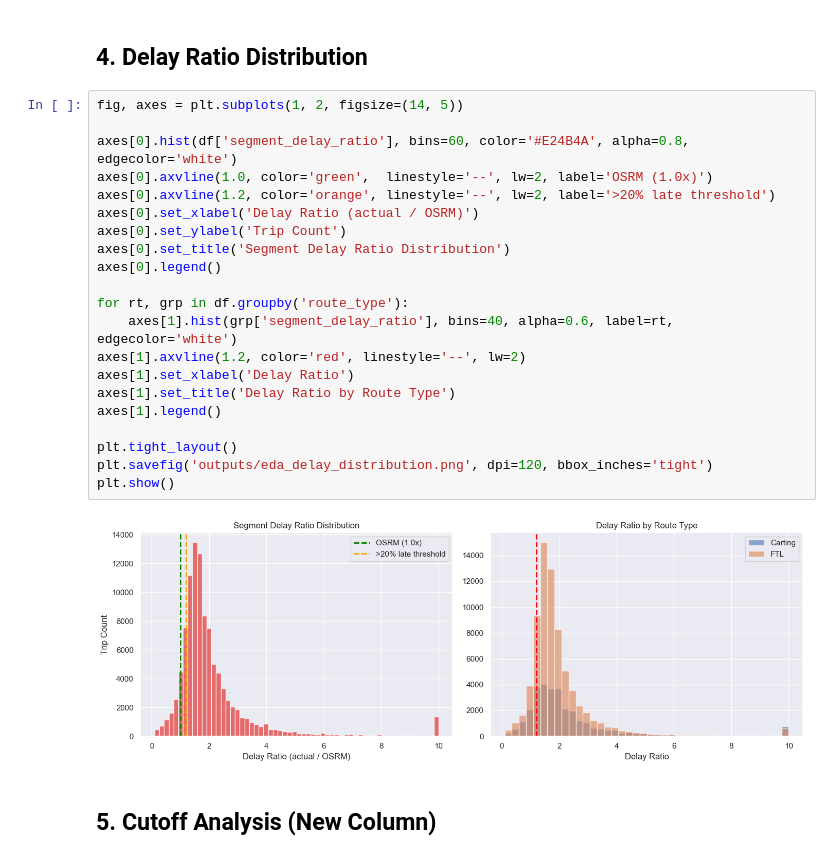
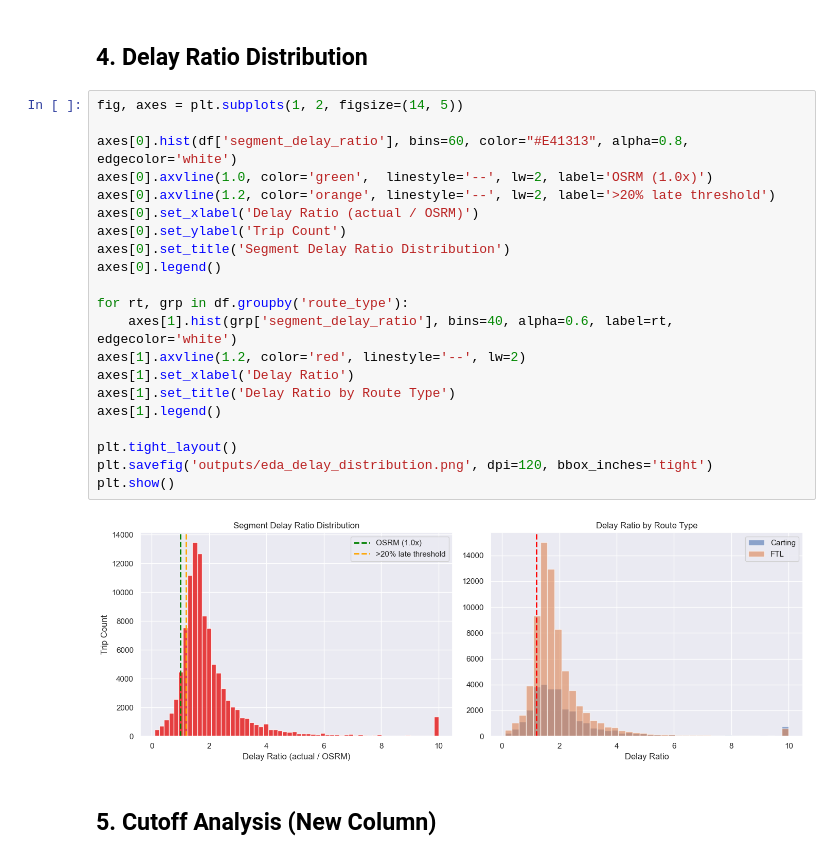
Before and after one commit to mayanktiwari-cmd/Optimizing-Delivery-ETAs-with-Graph--Based-Network-Intelligence, a Jupyter notebook: 00_eda.ipynb, the cells around one changed output. Drawn from its saved outputs; the diff is of its cells as text.

```diff
--- a/00_eda.ipynb
+++ b/00_eda.ipynb
@@ -105,26 +112,26 @@ Name: segment_delay_ratio, dtype: float64
 # %%
 fig, axes = plt.subplots(1, 2, figsize=(14, 5))
 
-axes[0].hist(df['segment_delay_ratio'], bins=60, color='#E24B4A', alpha=0.8, edgecolor='white')
+axes[0].hist(df['segment_delay_ratio'], bins=60, color="#E41313", alpha=0.8, edgecolor='white')
 axes[0].axvline(1.0, color='green',  linestyle='--', lw=2, label='OSRM (1.0x)')
 axes[0].axvline(1.2, color='orange', linestyle='--', lw=2, label='>20% late threshold')
 axes[0].set_xlabel('Delay Ratio (actual / OSRM)')
 axes[0].set_ylabel('Trip Count')
 axes[0].set_title('Segment Delay Ratio Distribution')
 axes[0].legend()
 
 for rt, grp in df.groupby('route_type'):
     axes[1].hist(grp['segment_delay_ratio'], bins=40, alpha=0.6, label=rt, edgecolor='white')
 axes[1].axvline(1.2, color='red', linestyle='--', lw=2)
 axes[1].set_xlabel('Delay Ratio')
 axes[1].set_title('Delay Ratio by Route Type')
 axes[1].legend()
 
 plt.tight_layout()
 plt.savefig('outputs/eda_delay_distribution.png', dpi=120, bbox_inches='tight')
 plt.show()
 # %% [output]
-[figure, old version]
+[figure, new version]
 # %% [markdown]
 ## 5. Cutoff Analysis (New Column)
 # %%
```
Also changed, not shown: parts of 3 cells of this notebook, 5 other files.
